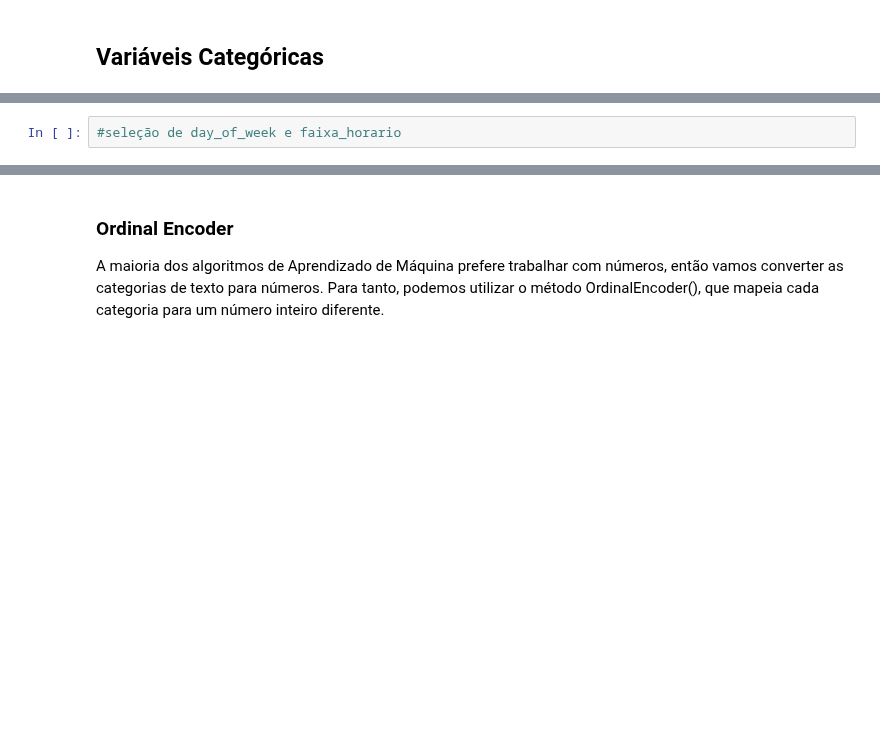
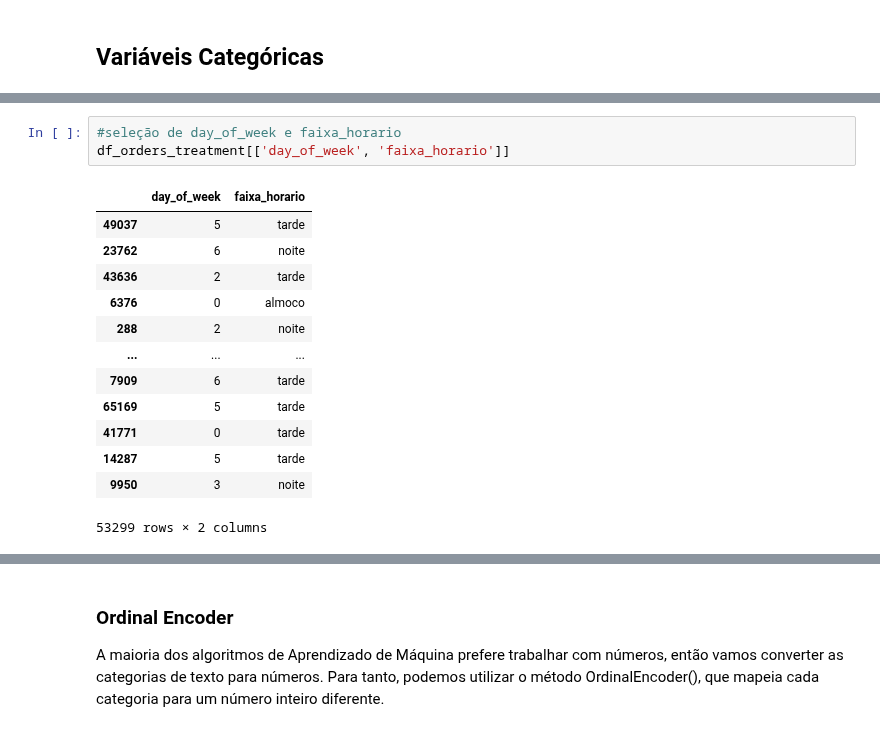
Before and after one commit to fFukurou/Python-for-Data-Science-and-Machine-Learning-Bootcamp, a Jupyter notebook: fiap/ML_PontaAPonta_1/ML_Ponta_a_Ponta_FIAP_Inicio_de_Aula.ipynb, the cells around one changed output, grey strips where cells are left out. Saved outputs shown, nothing was run; the diff lists cells and outputs as text; blank space fills up the shorter version.

```diff
--- a/fiap/ML_PontaAPonta_1/ML_Ponta_a_Ponta_FIAP_Inicio_de_Aula.ipynb
+++ b/fiap/ML_PontaAPonta_1/ML_Ponta_a_Ponta_FIAP_Inicio_de_Aula.ipynb
@@ -370,4 +391,19 @@ memory usage: 3.3 MB
 # %%
 #seleção de day_of_week e faixa_horario
+df_orders_treatment[['day_of_week', 'faixa_horario']]
+# %% [output]
+|  | day_of_week | faixa_horario |
+| 49037 | 5 | tarde |
+| 23762 | 6 | noite |
+| 43636 | 2 | tarde |
+| 6376 | 0 | almoco |
+| 288 | 2 | noite |
+| ... | ... | ... |
+| 7909 | 6 | tarde |
+| 65169 | 5 | tarde |
+| 41771 | 0 | tarde |
+| 14287 | 5 | tarde |
+| 9950 | 3 | noite |
+53299 rows × 2 columns
 # %%
 #value_counts faixa de horario
```
Also changed, not shown: parts of 24 cells of this notebook, 2 other files.
